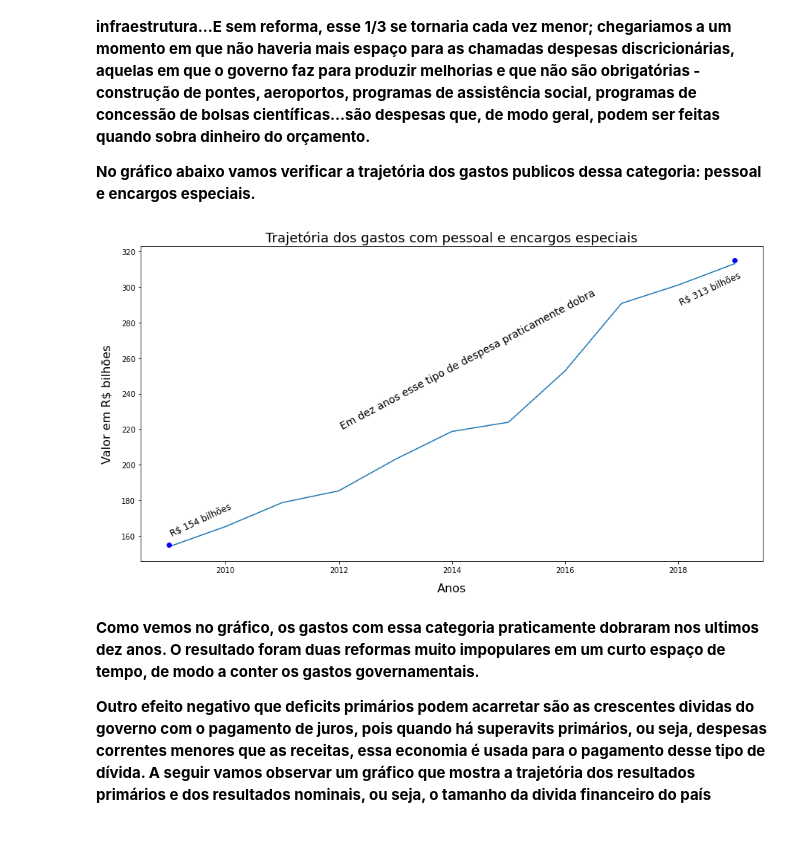
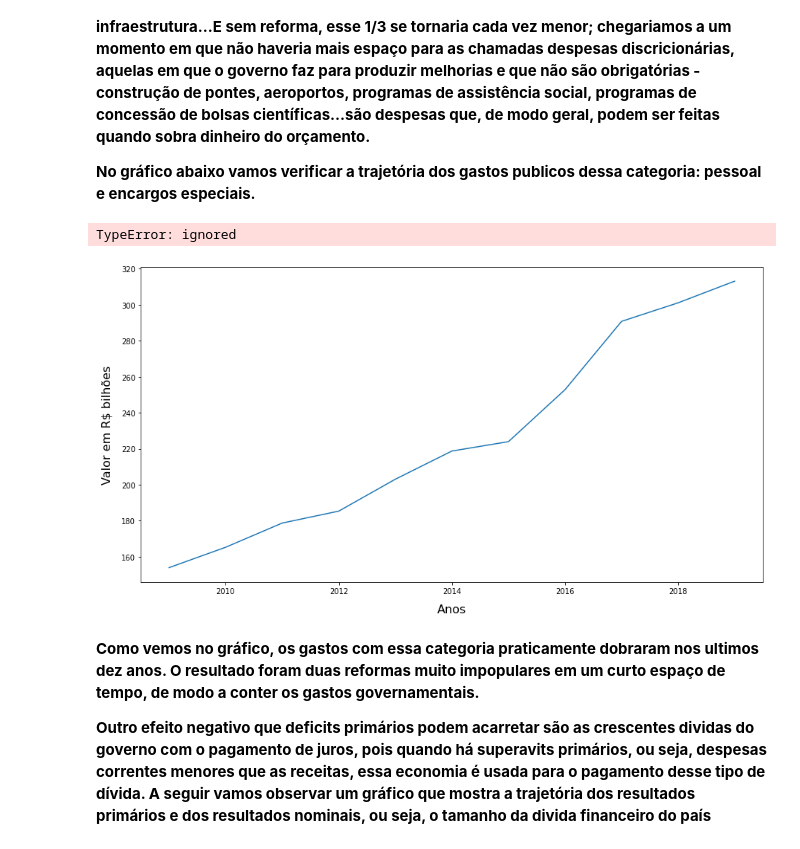
Before and after one commit to jp-data/breves-analises, a Jupyter notebook: Previdência_social_brasileira.ipynb, the cells around one changed output. Drawn from its saved outputs; the diff is of its cells as text; code cells hidden in the pictures.

```diff
--- a/Previdência_social_brasileira.ipynb
+++ b/Previdência_social_brasileira.ipynb
@@ -607,28 +623,30 @@ plt.show()
 
 **No gráfico abaixo vamos verificar a trajetória dos gastos publicos dessa categoria: pessoal e encargos especiais.**
 # %%
-jx= df_valores_reais.Ano[12:23]
-x2= df_valores_reais.Ano
+#eixos x e y
+x= df_valores_reais.Ano[12:23]
 y1= (df_valores_reais.Despesa_pessoal[12:23]).apply(divisor)
-y2= (df_valores_reais.Despesa_pessoal/ df_valores_reais.Receita_liquida)
 
+#construindo a figura com seus atributos
 figura= plt.figure(figsize=(15,7.8))
 plt.plot(x, y1)
 plt.ylabel('Valor em R$ bilhões', labelpad= 12, fontsize= 16)
 plt.xlabel('Anos', labelpad= 12, fontsize= 16)
 plt.title('Trajetória dos gastos com pessoal e encargos especiais', fontsize= 18)
 
+#anotações no gráfico
 plt.plot(2019, 315, 'bo' )
 plt.plot(2009, 155, 'bo')
 plt.text(2012, 220, "Em dez anos esse tipo de despesa praticamente dobra", rotation= 28, size=14)
 plt.text(2009, 160, "R$ 154 bilhões", rotation= 25, size= 12)
 plt.text(2018, 290, "R$ 313 bilhões", rotation= 25, size= 12)
 
 
 
 plt.show()
 # %% [output]
+TypeError: ignored
-[figure, old version]
+[figure, new version]
 # %% [markdown]
 **Como vemos no gráfico, os gastos com essa categoria praticamente dobraram nos ultimos dez anos. O resultado foram duas reformas muito impopulares em um curto espaço de tempo, de modo a conter os gastos governamentais.**
 
```
Also changed, not shown: parts of 17 cells of this notebook.
